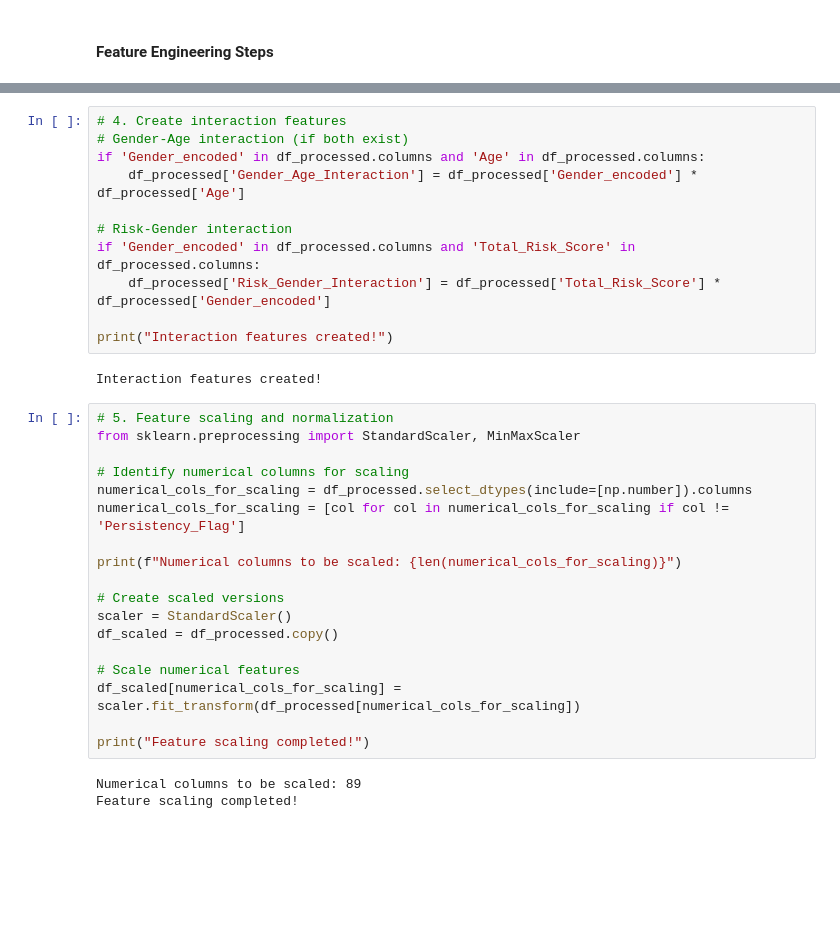
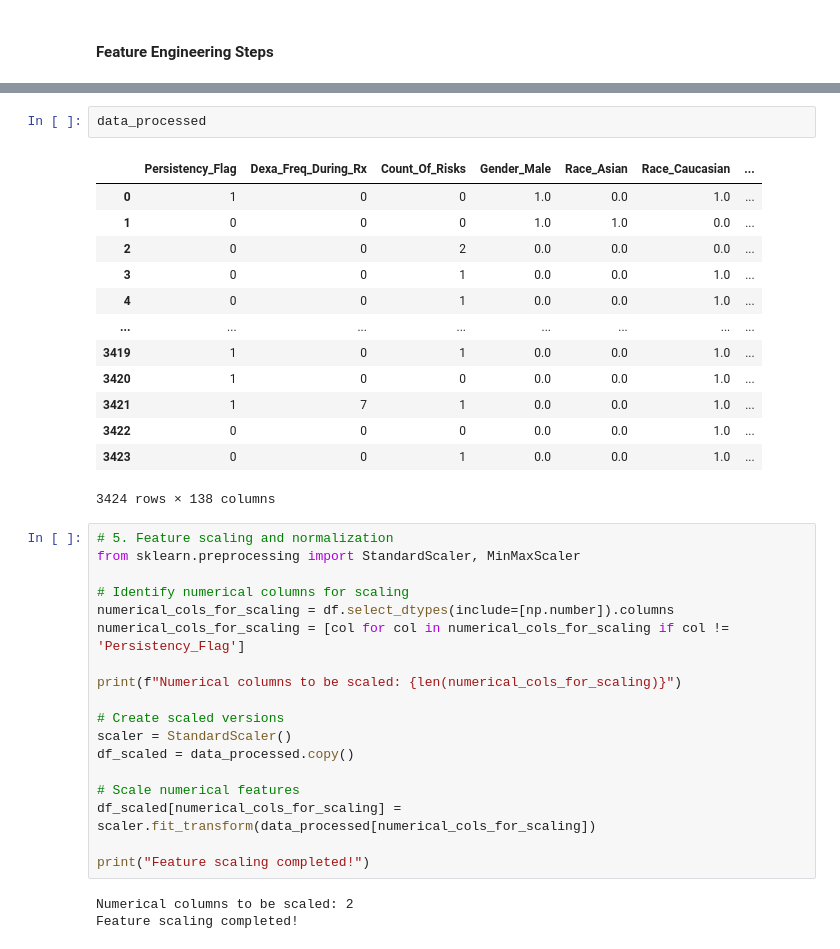
Before and after one commit to SKeval/Persistency-of-Drug-Healthcare-Project, a Jupyter notebook: app.ipynb, the cells around one changed output, grey strips where cells are left out. Saved outputs shown, nothing was run; the diff lists cells and outputs as text; blank space fills up the shorter version.

```diff
--- a/app.ipynb
+++ b/app.ipynb
@@ -254,37 +280,40 @@ No_Risk         970
 Medium_Risk     423
 High_Risk         8
 Name: count, dtype: int64
-# %%
-# 4. Create interaction features
-# Gender-Age interaction (if both exist)
-if 'Gender_encoded' in df_processed.columns and 'Age' in df_processed.columns:
-    df_processed['Gender_Age_Interaction'] = df_processed['Gender_encoded'] * df_processed['Age']
-
-# Risk-Gender interaction
-if 'Gender_encoded' in df_processed.columns and 'Total_Risk_Score' in df_processed.columns:
-    df_processed['Risk_Gender_Interaction'] = df_processed['Total_Risk_Score'] * df_processed['Gender_encoded']
-
-print("Interaction features created!")
-# %% [output]
-Interaction features created!
+# %%
+data_processed
+# %% [output]
+|  | Persistency_Flag | Dexa_Freq_During_Rx | Count_Of_Risks | Gender_Male | Race_Asian | Race_Caucasian | ... |
+| 0 | 1 | 0 | 0 | 1.0 | 0.0 | 1.0 | ... |
+| 1 | 0 | 0 | 0 | 1.0 | 1.0 | 0.0 | ... |
+| 2 | 0 | 0 | 2 | 0.0 | 0.0 | 0.0 | ... |
+| 3 | 0 | 0 | 1 | 0.0 | 0.0 | 1.0 | ... |
+| 4 | 0 | 0 | 1 | 0.0 | 0.0 | 1.0 | ... |
+| ... | ... | ... | ... | ... | ... | ... | ... |
+| 3419 | 1 | 0 | 1 | 0.0 | 0.0 | 1.0 | ... |
+| 3420 | 1 | 0 | 0 | 0.0 | 0.0 | 1.0 | ... |
+| 3421 | 1 | 7 | 1 | 0.0 | 0.0 | 1.0 | ... |
+| 3422 | 0 | 0 | 0 | 0.0 | 0.0 | 1.0 | ... |
+| 3423 | 0 | 0 | 1 | 0.0 | 0.0 | 1.0 | ... |
+3424 rows × 138 columns
 # %%
 # 5. Feature scaling and normalization
 from sklearn.preprocessing import StandardScaler, MinMaxScaler
 
 # Identify numerical columns for scaling
-numerical_cols_for_scaling = df_processed.select_dtypes(include=[np.number]).columns
+numerical_cols_for_scaling = df.select_dtypes(include=[np.number]).columns
 numerical_cols_for_scaling = [col for col in numerical_cols_for_scaling if col != 'Persistency_Flag']
 
 print(f"Numerical columns to be scaled: {len(numerical_cols_for_scaling)}")
 
 # Create scaled versions
 scaler = StandardScaler()
-df_scaled = df_processed.copy()
+df_scaled = data_processed.copy()
 
 # Scale numerical features
-df_scaled[numerical_cols_for_scaling] = scaler.fit_transform(df_processed[numerical_cols_for_scaling])
+df_scaled[numerical_cols_for_scaling] = scaler.fit_transform(data_processed[numerical_cols_for_scaling])
 
 print("Feature scaling completed!")
 # %% [output]
-Numerical columns to be scaled: 89
+Numerical columns to be scaled: 2
 Feature scaling completed!
```
Also changed, not shown: parts of 15 cells of this notebook.
